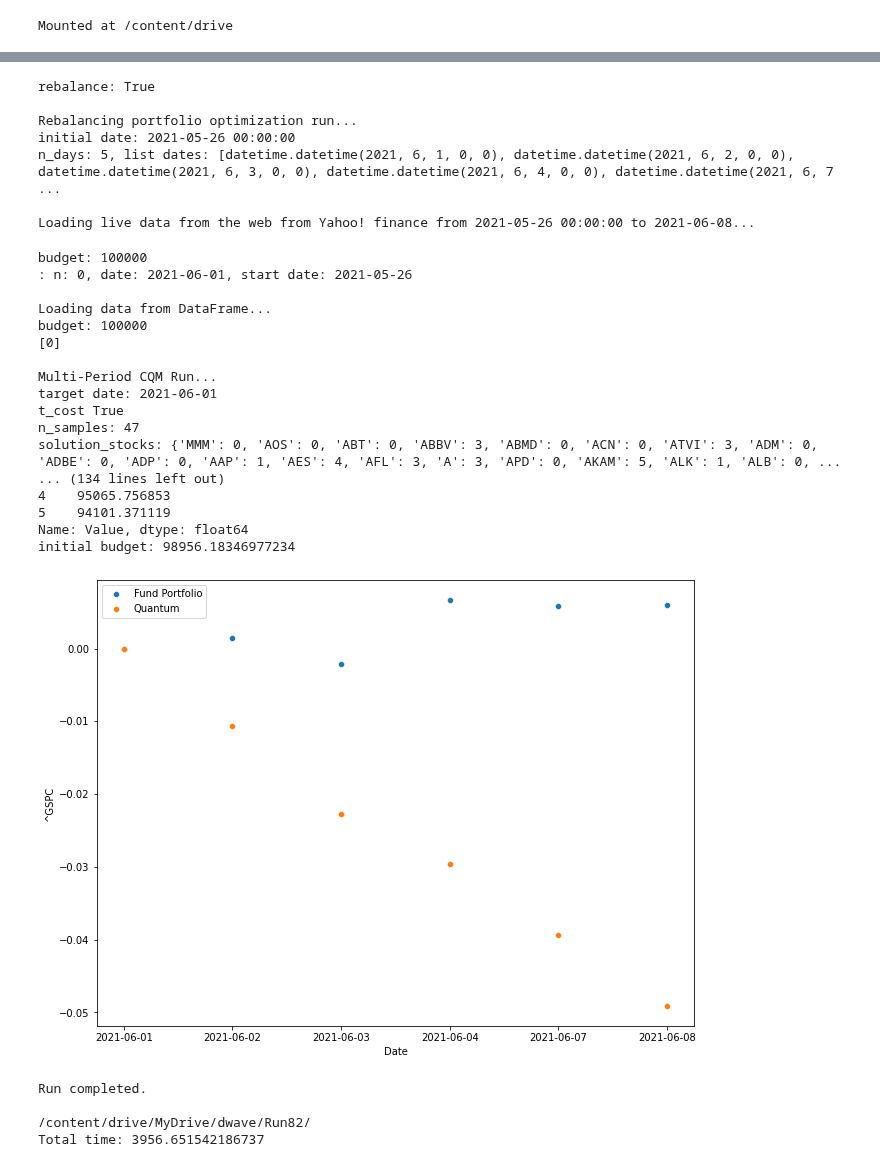
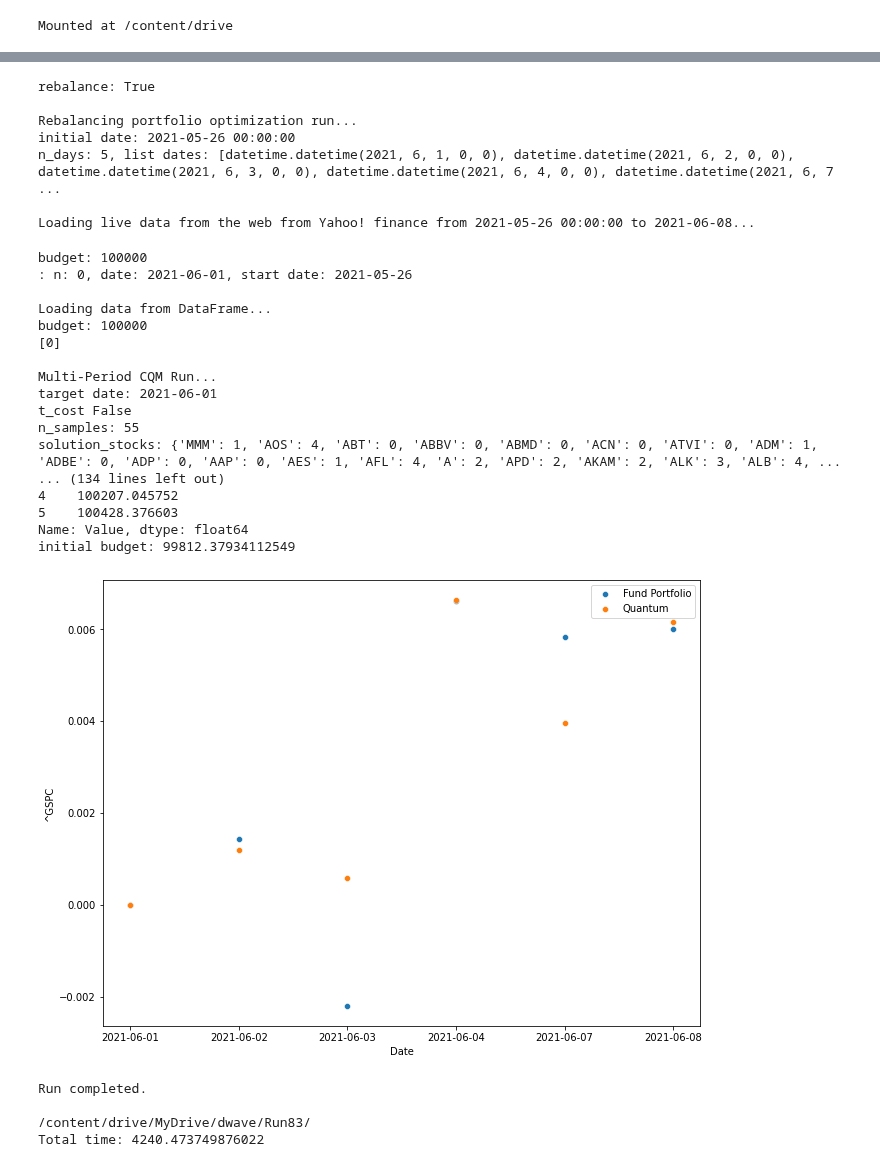
Before and after one commit to bvcmartins/dwaveDev, a Jupyter notebook: portfolioOptimization/solver.ipynb, the cells around one changed output, grey strips where cells are left out. Drawn from its saved outputs; the diff is of its cells as text; code cells hidden in the pictures.

```diff
--- a/portfolioOptimization/solver.ipynb
+++ b/portfolioOptimization/solver.ipynb
@@ -659,7 +659,7 @@ if __name__ == '__main__':
             'budget': 100000,
             'bin_size': '',
             'gamma': '',
-            'alpha': 0.005,
+            'alpha': 0.0005,
             'file_path': None,
             'baseline': '^GSPC',
             'max_risk': 0.0,
@@ -669,45 +669,45 @@ if __name__ == '__main__':
             'sampler_args': cred,
             'verbose': False,
             'num': 0,
-            't_cost': 0.01,
-            'label': 'Run82',
+            't_cost': 0.00,
+            'label': 'Run83',
             'init_holdings': None,
             'window_size': 5,
             'calculation_type': 'daily',
             'save_path': '/content/drive/MyDrive/dwave/'
         }
     locals().update(cfg)
     t1 = time.time()
     main(**locals())
     t2 = time.time()
     print(f'Total time: {t2-t1}')
 # %% [output]
 rebalance: True
 
 Rebalancing portfolio optimization run...
 initial date: 2021-05-26 00:00:00
 n_days: 5, list dates: [datetime.datetime(2021, 6, 1, 0, 0), datetime.datetime(2021, 6, 2, 0, 0), datetime.datetime(2021, 6, 3, 0, 0), datetime.datetime(2021, 6, 4, 0, 0), datetime.datetime(2021, 6, 7 ...
 
 Loading live data from the web from Yahoo! finance from 2021-05-26 00:00:00 to 2021-06-08...
 budget: 100000
 : n: 0, date: 2021-06-01, start date: 2021-05-26
 
 Loading data from DataFrame...
 budget: 100000
 [0]
 
 Multi-Period CQM Run...
 target date: 2021-06-01
-t_cost True
-n_samples: 47
-solution_stocks: {'MMM': 0, 'AOS': 0, 'ABT': 0, 'ABBV': 3, 'ABMD': 0, 'ACN': 0, 'ATVI': 3, 'ADM': 0, 'ADBE': 0, 'ADP': 0, 'AAP': 1, 'AES': 4, 'AFL': 3, 'A': 3, 'APD': 0, 'AKAM': 5, 'ALK': 1, 'ALB': 0, ...
+t_cost False
+n_samples: 55
+solution_stocks: {'MMM': 1, 'AOS': 4, 'ABT': 0, 'ABBV': 0, 'ABMD': 0, 'ACN': 0, 'ATVI': 0, 'ADM': 1, 'ADBE': 0, 'ADP': 0, 'AAP': 0, 'AES': 1, 'AFL': 4, 'A': 2, 'APD': 2, 'AKAM': 2, 'ALK': 3, 'ALB': 4, ...
 ... (134 lines left out)
-4    95065.756853
-5    94101.371119
+4    100207.045752
+5    100428.376603
 Name: Value, dtype: float64
-initial budget: 98956.18346977234
+initial budget: 99812.37934112549
-[figure, old version]
+[figure, new version]
 Run completed.
 
-/content/drive/MyDrive/dwave/Run82/
-Total time: 3956.651542186737
+/content/drive/MyDrive/dwave/Run83/
+Total time: 4240.473749876022
```
Also changed, not shown: parts of 1 cell of this notebook.
